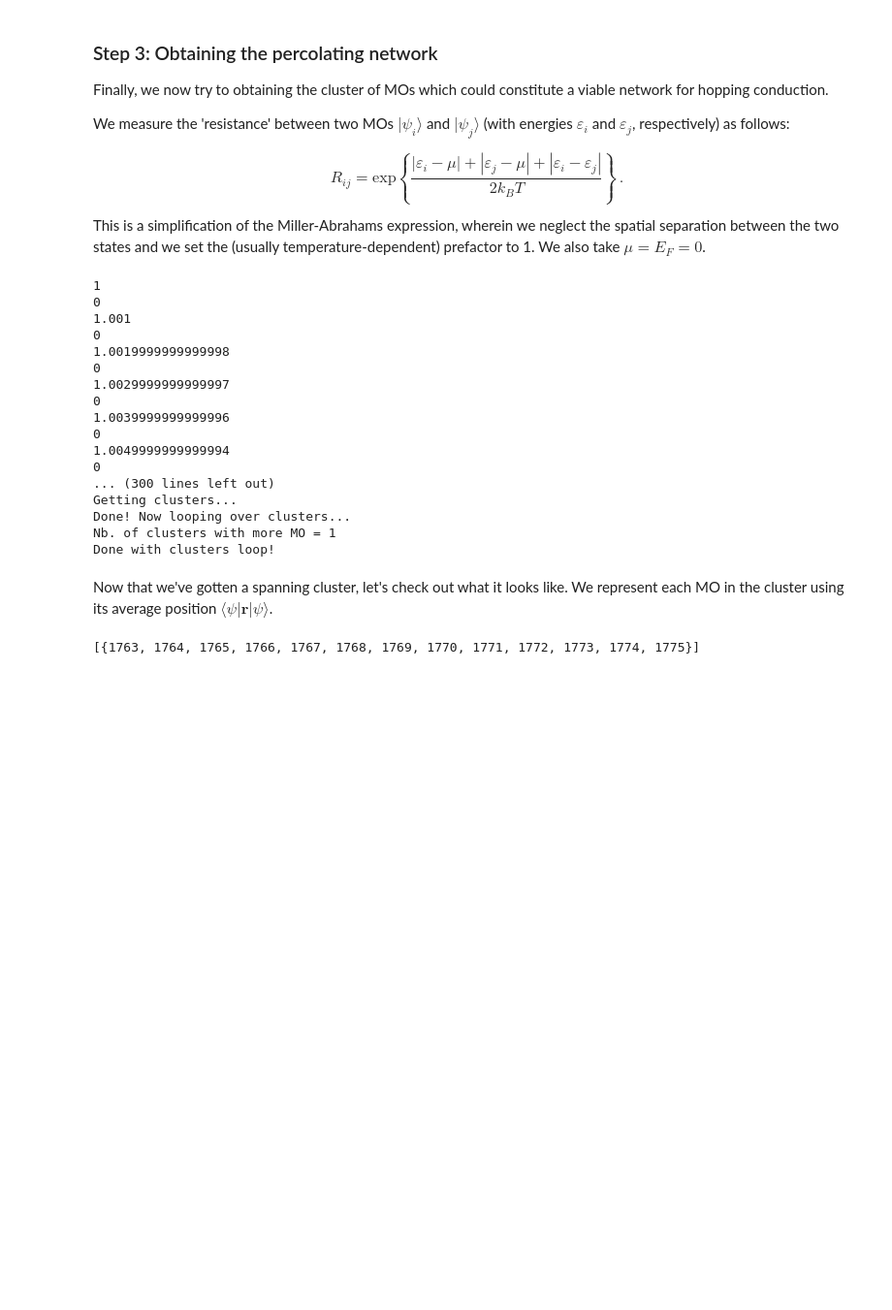
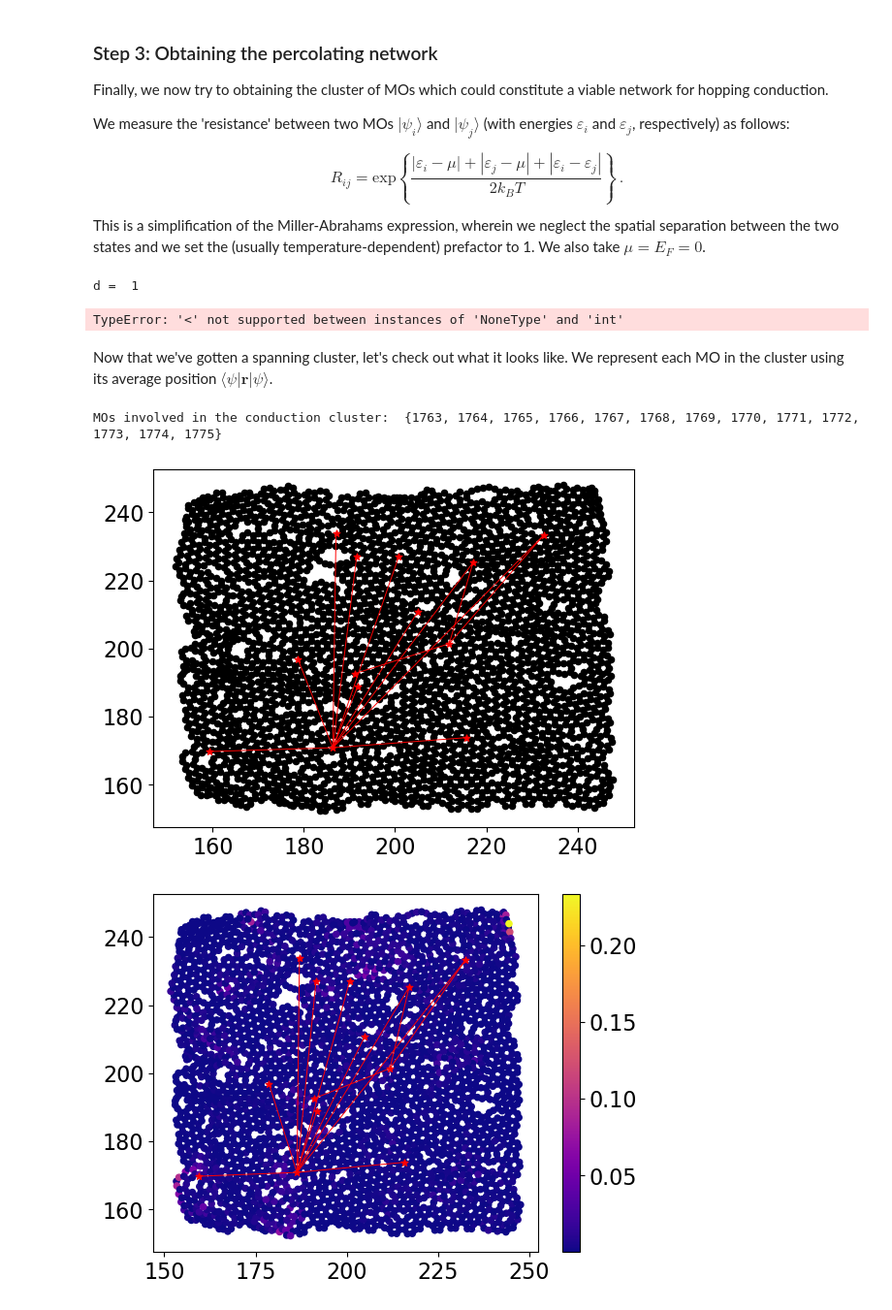
Before and after one commit to ngastellu/percolate_mac, a Jupyter notebook: proof_of_concept.ipynb, the cells around one changed output. Shown at 97% size. Drawn from its saved outputs; the diff is of its cells as text; code cells hidden in the pictures; blank space fills up the shorter version.

Commit message:
Finished `plot_clusters` (rudimentary version). Started implementing actual Miller-Abrahams distance function.

```diff
--- a/proof_of_concept.ipynb
+++ b/proof_of_concept.ipynb
@@ -150,28 +150,21 @@ We also take $\mu = E_F = 0$.
 # %%
 from percolate import percolate
 
-conduction_clusters, dcrit = percolate(energies, pos, M, gamma_tol=gammam, dmin=1)
+conduction_clusters, dcrit, A = percolate(energies, pos, M, gamma_tol=gammam, dmin=1, return_adjmat=True)
 # %% [output]
-1
-0
-1.001
-0
-1.0019999999999998
-0
-1.0029999999999997
-0
-1.0039999999999996
-0
-1.0049999999999994
-0
-... (300 lines left out)
-Getting clusters...
-Done! Now looping over clusters...
-Nb. of clusters with more MO = 1
-Done with clusters loop!
+d =  1
+TypeError: '<' not supported between instances of 'NoneType' and 'int'
 # %% [markdown]
 Now that we've gotten a spanning cluster, let's check out what it looks like. We represent each MO in the cluster using its average position $\langle\psi|\bm{r}|\psi\rangle$.
-# %%
-c = conduction_clusters[0]
-# %% [output]
-[{1763, 1764, 1765, 1766, 1767, 1768, 1769, 1770, 1771, 1772, 1773, 1774, 1775}]
+# %%
+from percolate import plot_cluster
+
+c = conduction_clusters[0]
+print('MOs involved in the conduction cluster: ', c)
+
+plot_cluster(c, pos, M, A, usetex=False, show_densities=False)
+plot_cluster(c, pos, M, A, usetex=False, show_densities=True)
+# %% [output]
+MOs involved in the conduction cluster:  {1763, 1764, 1765, 1766, 1767, 1768, 1769, 1770, 1771, 1772, 1773, 1774, 1775}
+[figure, added]
+[figure, added]
```
Also changed, not shown: parts of 1 cell of this notebook, 2 other files.
